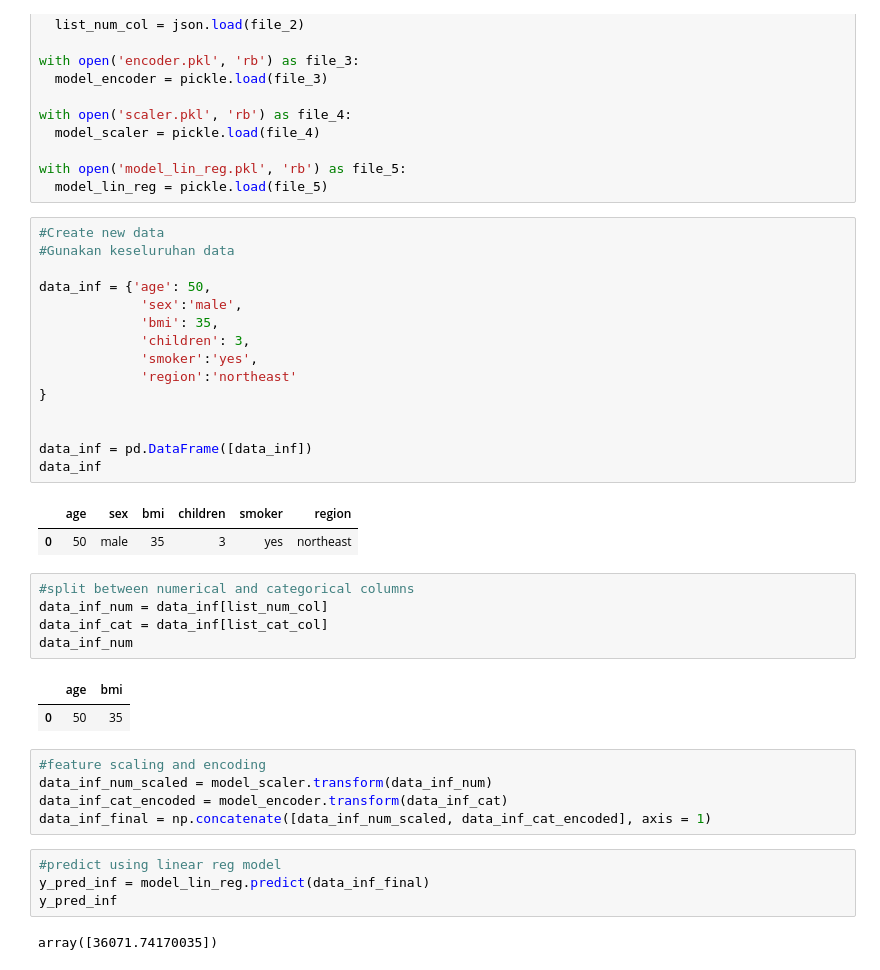
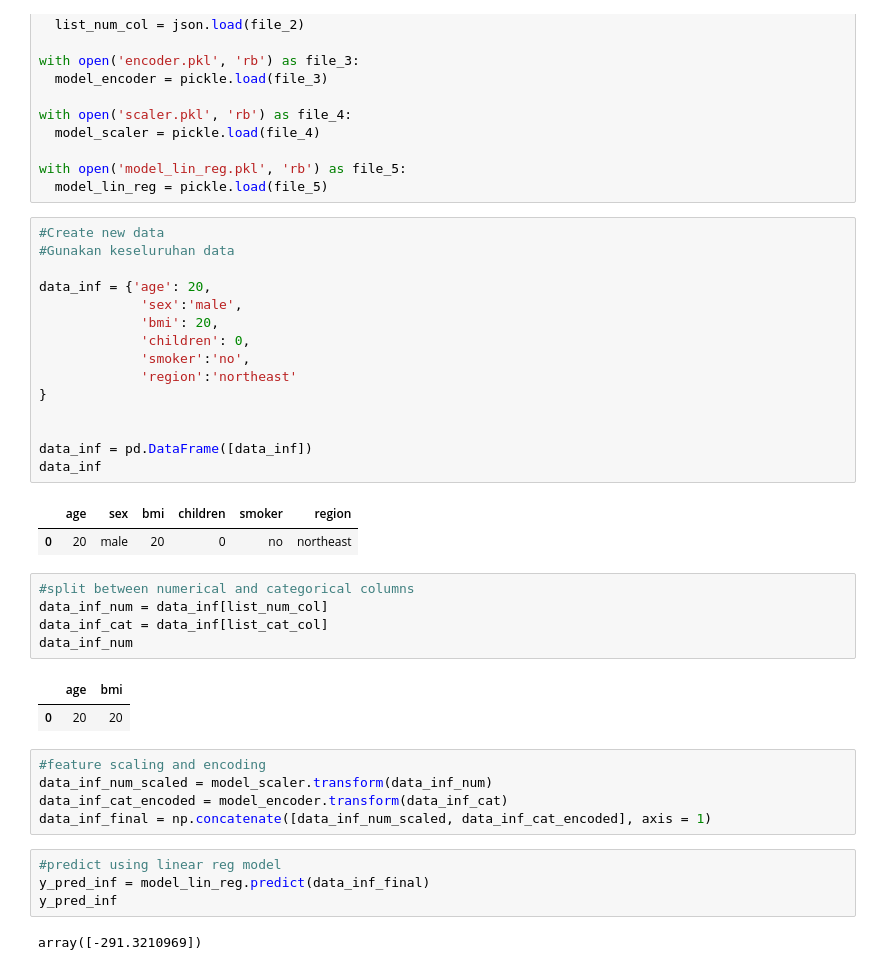
Before and after one commit to alridho32/Data_Scientist_Hactive8_Phase1, a Jupyter notebook: NGC/NGC1/NGC1_Inference.ipynb, the cells around one changed output. Cells and saved outputs as stored; diff of their text form.

```diff
--- a/NGC/NGC1/NGC1_Inference.ipynb
+++ b/NGC/NGC1/NGC1_Inference.ipynb
@@ -23,21 +23,21 @@ with open('model_lin_reg.pkl', 'rb') as file_5:
 # %%
 #Create new data
 #Gunakan keseluruhan data
 
-data_inf = {'age': 50,
+data_inf = {'age': 20,
              'sex':'male',
-             'bmi': 35,
-             'children': 3,
-             'smoker':'yes',
+             'bmi': 20,
+             'children': 0,
+             'smoker':'no',
              'region':'northeast'
 }
 
 
 data_inf = pd.DataFrame([data_inf])
 data_inf
 # %% [output]
 |  | age | sex | bmi | children | smoker | region |
-| 0 | 50 | male | 35 | 3 | yes | northeast |
+| 0 | 20 | male | 20 | 0 | no | northeast |
 # %%
 #split between numerical and categorical columns
 data_inf_num = data_inf[list_num_col]
@@ -45,7 +45,7 @@ data_inf_cat = data_inf[list_cat_col]
 data_inf_num
 # %% [output]
 |  | age | bmi |
-| 0 | 50 | 35 |
+| 0 | 20 | 20 |
 # %%
 #feature scaling and encoding
 data_inf_num_scaled = model_scaler.transform(data_inf_num)
@@ -56,4 +56,4 @@ data_inf_final = np.concatenate([data_inf_num_scaled, data_inf_cat_encoded], axi
 y_pred_inf = model_lin_reg.predict(data_inf_final)
 y_pred_inf
 # %% [output]
-array([36071.74170035])
+array([-291.3210969])
```
Also changed, not shown: 4 other files.
